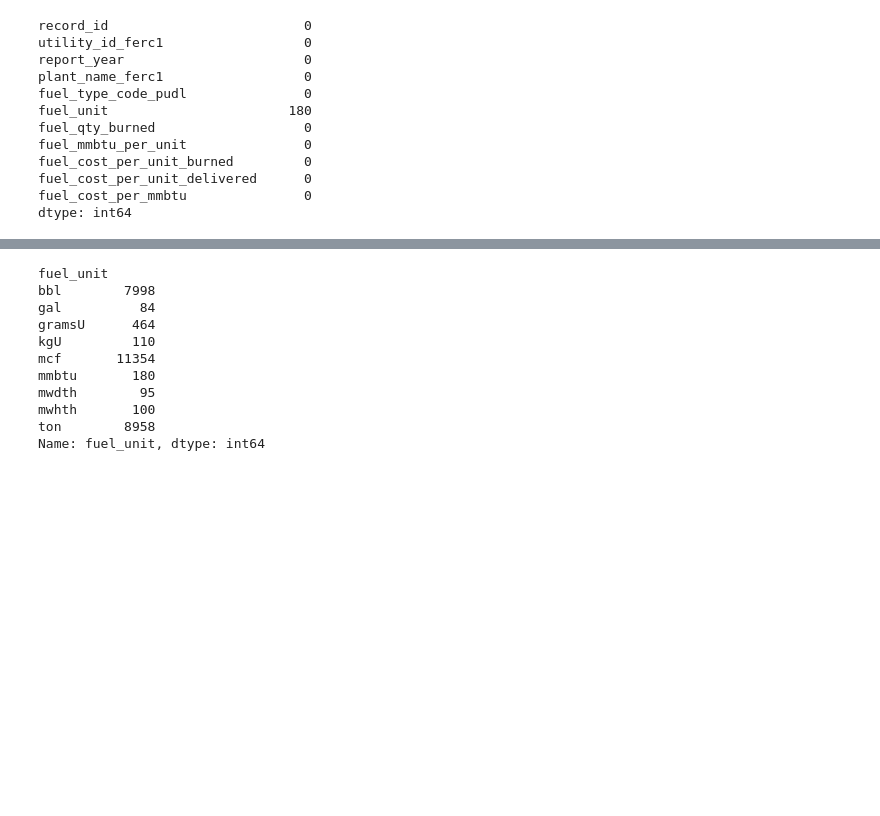
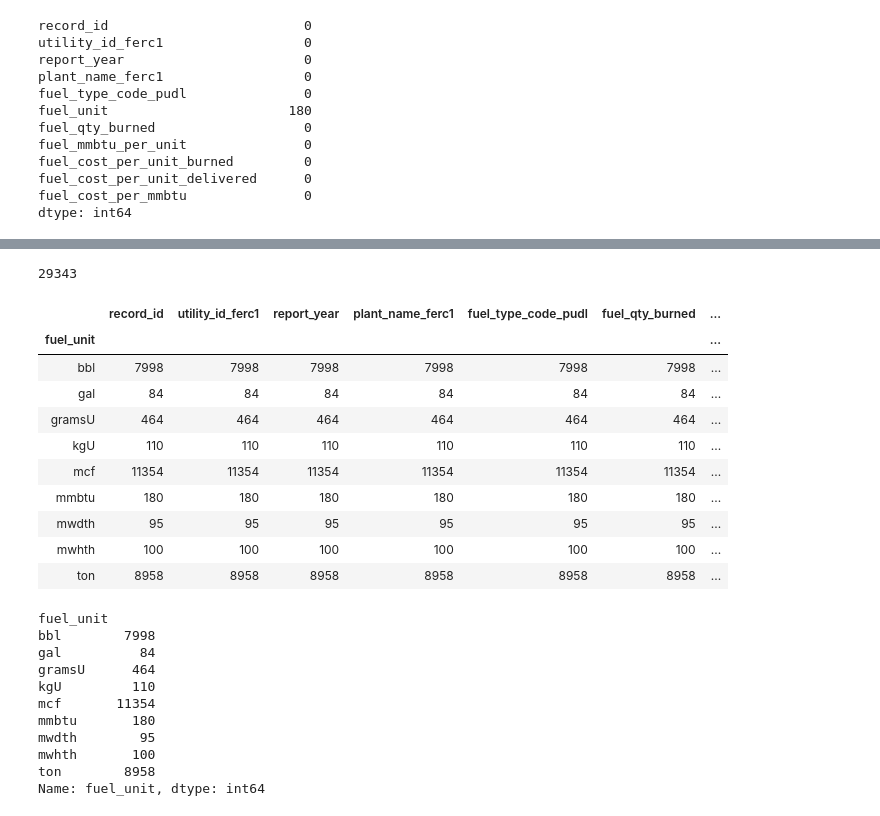
Before and after one commit to adeakinwe/HamoyeColabNotes, a Jupyter notebook: Stage1.ipynb, the cells around one changed output, grey strips where cells are left out. Cells and saved outputs as stored; diff of their text form; code cells hidden in the pictures; blank space fills up the shorter version.

```diff
--- a/Stage1.ipynb
+++ b/Stage1.ipynb
@@ -414,3 +431,21 @@ dtype: int64
+# %%
+fuel_data['fuel_unit'].count()
+# %% [output]
+29343
+# %%
+fuel_data.groupby('fuel_unit').count()
+# %% [output]
+|  | record_id | utility_id_ferc1 | report_year | plant_name_ferc1 | fuel_type_code_pudl | fuel_qty_burned | ... |
+| fuel_unit |  |  |  |  |  |  | ... |
+| bbl | 7998 | 7998 | 7998 | 7998 | 7998 | 7998 | ... |
+| gal | 84 | 84 | 84 | 84 | 84 | 84 | ... |
+| gramsU | 464 | 464 | 464 | 464 | 464 | 464 | ... |
+| kgU | 110 | 110 | 110 | 110 | 110 | 110 | ... |
+| mcf | 11354 | 11354 | 11354 | 11354 | 11354 | 11354 | ... |
+| mmbtu | 180 | 180 | 180 | 180 | 180 | 180 | ... |
+| mwdth | 95 | 95 | 95 | 95 | 95 | 95 | ... |
+| mwhth | 100 | 100 | 100 | 100 | 100 | 100 | ... |
+| ton | 8958 | 8958 | 8958 | 8958 | 8958 | 8958 | ... |
 # %%
 fuel_data.groupby('fuel_unit')['fuel_unit'].count()
 # %% [output]
```
Also changed, not shown: parts of 12 cells of this notebook, 4 other files.
